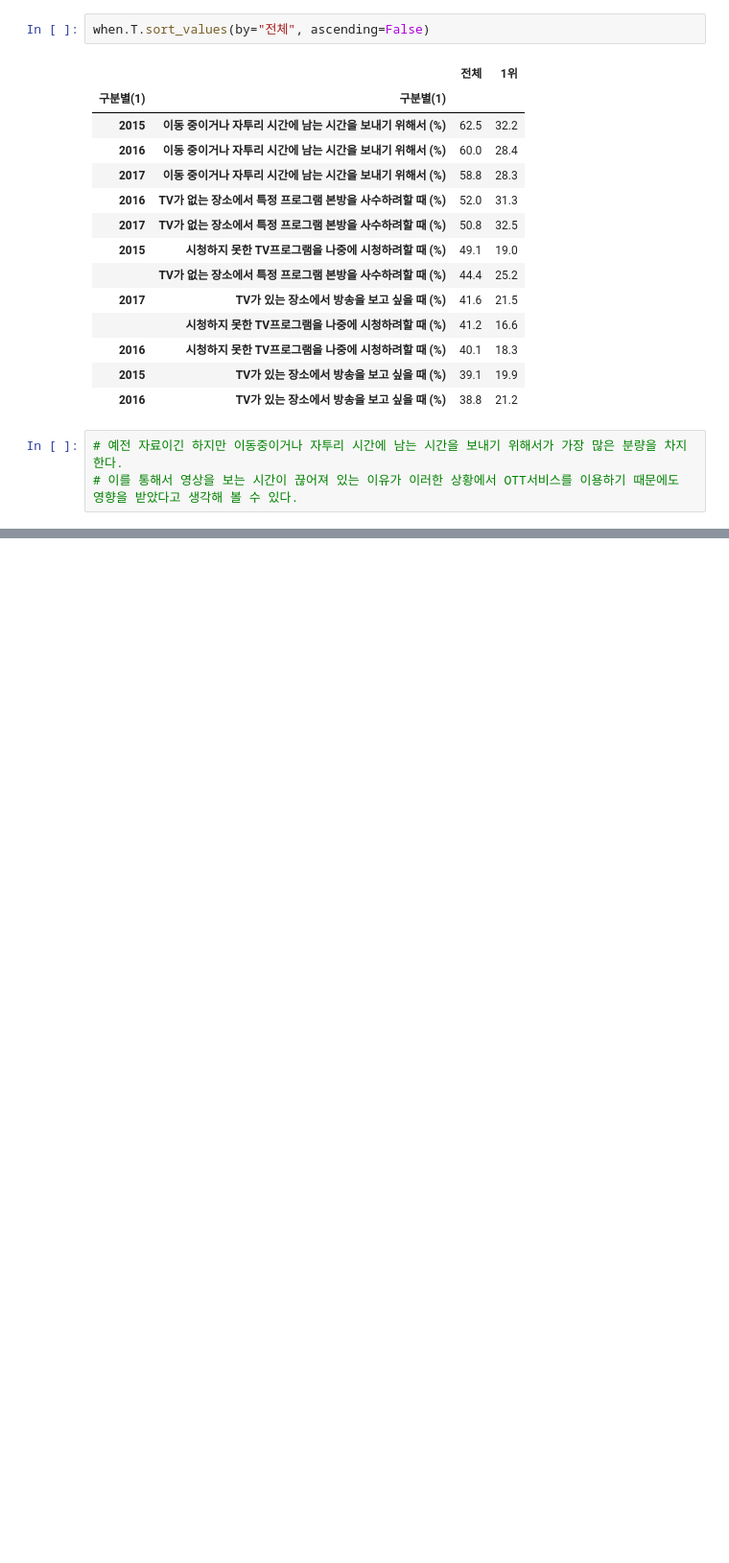
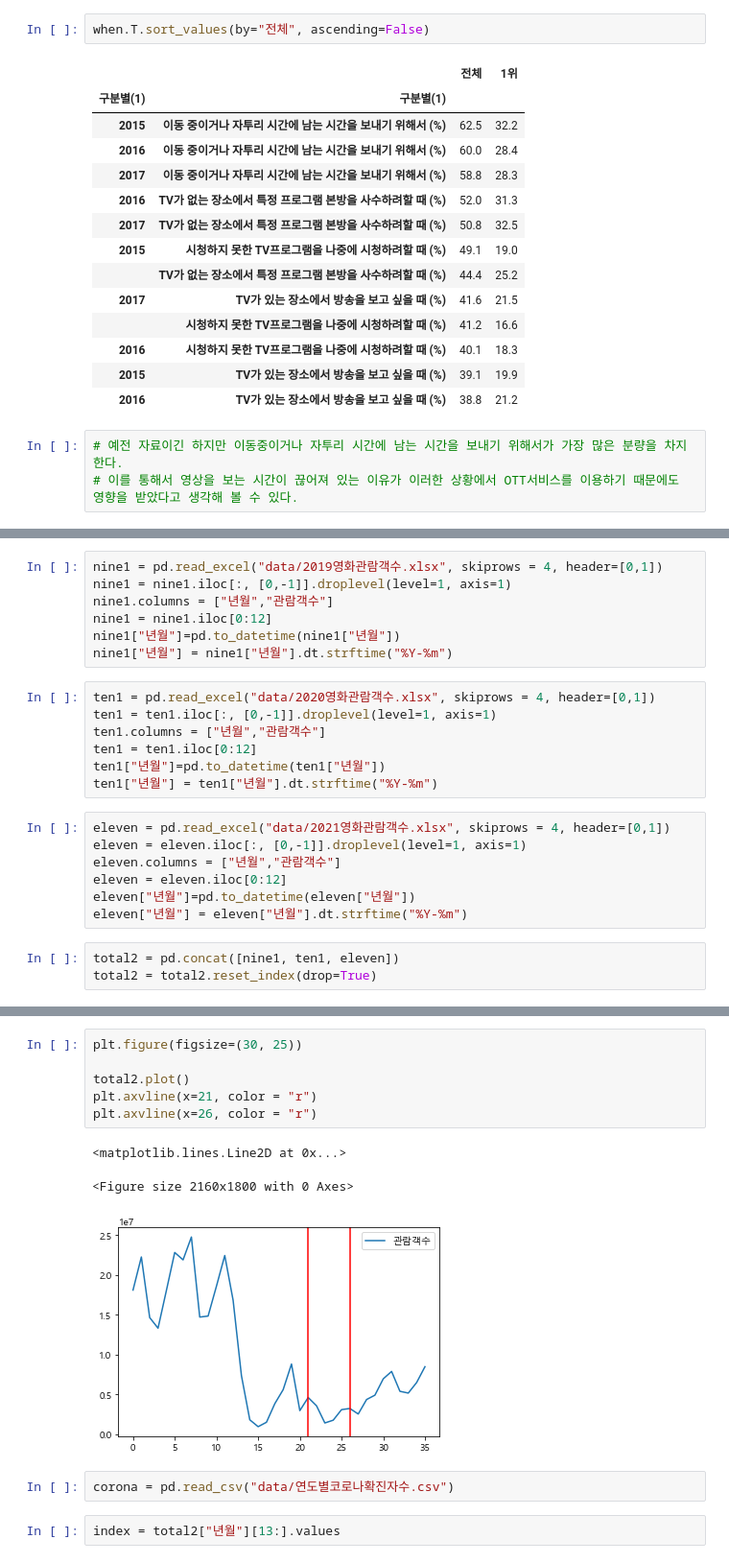
Before and after one commit to tada-data/teamproject-mid, a Jupyter notebook: 중간프로젝트데이터간단하게Review.ipynb, the cells around one changed output, grey strips where cells are left out. Shown at 96% size. Drawn from its saved outputs; the diff is of its cells as text; blank space fills up the shorter version.

Commit message:
영화관람객과 영화티켓가격상승의 연관성, 코로나 확진자 수와 연관성
영화관람객수가 영화티켓가격에 의해 변화하는지 확인했습니다.

```diff
--- a/중간프로젝트데이터간단하게Review.ipynb
+++ b/중간프로젝트데이터간단하게Review.ipynb
@@ -661,0 +739,24 @@ when.T.sort_values(by="전체", ascending=False)
+# %%
+nine1 = pd.read_excel("data/2019영화관람객수.xlsx", skiprows = 4, header=[0,1])
+nine1 = nine1.iloc[:, [0,-1]].droplevel(level=1, axis=1)
+nine1.columns = ["년월","관람객수"]
+nine1 = nine1.iloc[0:12]
+nine1["년월"]=pd.to_datetime(nine1["년월"])
+nine1["년월"] = nine1["년월"].dt.strftime("%Y-%m")
+# %%
+ten1 = pd.read_excel("data/2020영화관람객수.xlsx", skiprows = 4, header=[0,1])
+ten1 = ten1.iloc[:, [0,-1]].droplevel(level=1, axis=1)
+ten1.columns = ["년월","관람객수"]
+ten1 = ten1.iloc[0:12]
+ten1["년월"]=pd.to_datetime(ten1["년월"])
+ten1["년월"] = ten1["년월"].dt.strftime("%Y-%m")
+# %%
+eleven = pd.read_excel("data/2021영화관람객수.xlsx", skiprows = 4, header=[0,1])
+eleven = eleven.iloc[:, [0,-1]].droplevel(level=1, axis=1)
+eleven.columns = ["년월","관람객수"]
+eleven = eleven.iloc[0:12]
+eleven["년월"]=pd.to_datetime(eleven["년월"])
+eleven["년월"] = eleven["년월"].dt.strftime("%Y-%m")
+# %%
+total2 = pd.concat([nine1, ten1, eleven])
+total2 = total2.reset_index(drop=True)
@@ -661,0 +803,14 @@ when.T.sort_values(by="전체", ascending=False)
+# %%
+plt.figure(figsize=(30, 25))
+
+total2.plot()
+plt.axvline(x=21, color = "r")
+plt.axvline(x=26, color = "r")
+# %% [output]
+<matplotlib.lines.Line2D at 0x...>
+<Figure size 2160x1800 with 0 Axes>
+[figure, added]
+# %%
+corona = pd.read_csv("data/연도별코로나확진자수.csv")
+# %%
+index = total2["년월"][13:].values
```
Also changed, not shown: parts of 19 cells of this notebook, 13 other files.
